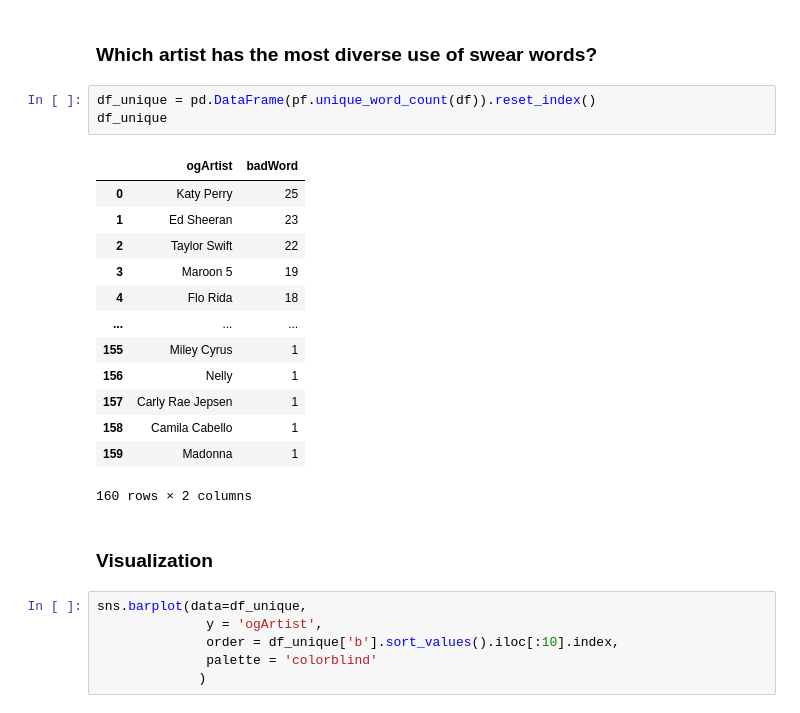
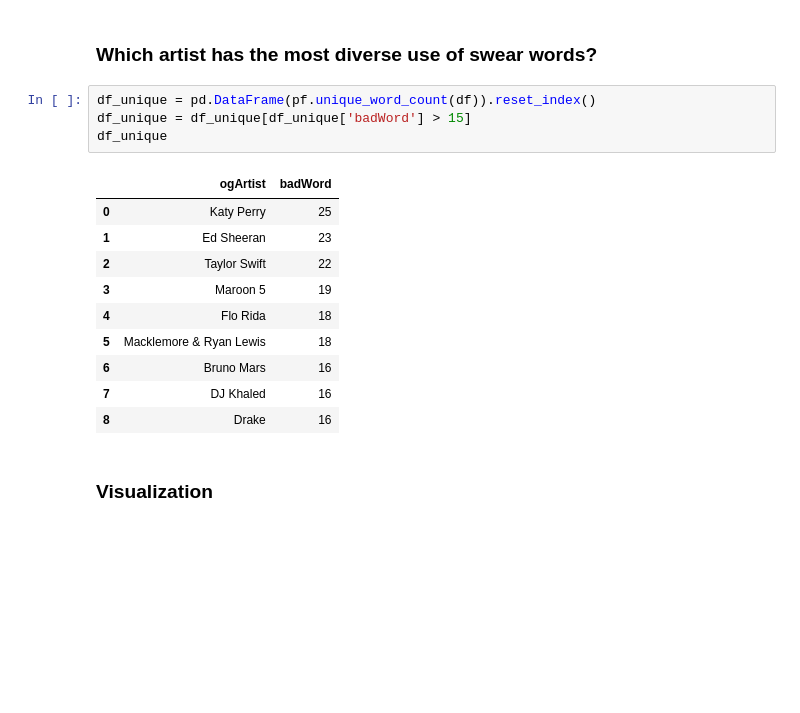
Before and after one commit to data301-2020-winter2/course-project-group_1052, a Jupyter notebook: analysis/Thomas/Tom_Milestone_2_Task_4.ipynb, the cells around one changed output. Saved outputs shown, nothing was run; the diff lists cells and outputs as text; blank space fills up the shorter version.

```diff
--- a/analysis/Thomas/Tom_Milestone_2_Task_4.ipynb
+++ b/analysis/Thomas/Tom_Milestone_2_Task_4.ipynb
@@ -81,26 +81,18 @@ Text(0.5, 0, 'Frequency (count)')
 ### Which artist has the most diverse use of swear words?
 # %%
 df_unique = pd.DataFrame(pf.unique_word_count(df)).reset_index()
+df_unique = df_unique[df_unique['badWord'] > 15]
 df_unique
 # %% [output]
 |  | ogArtist | badWord |
 | 0 | Katy Perry | 25 |
 | 1 | Ed Sheeran | 23 |
 | 2 | Taylor Swift | 22 |
 | 3 | Maroon 5 | 19 |
 | 4 | Flo Rida | 18 |
-| ... | ... | ... |
-| 155 | Miley Cyrus | 1 |
-| 156 | Nelly | 1 |
-| 157 | Carly Rae Jepsen | 1 |
-| 158 | Camila Cabello | 1 |
-| 159 | Madonna | 1 |
+| 5 | Macklemore & Ryan Lewis | 18 |
+| 6 | Bruno Mars | 16 |
+| 7 | DJ Khaled | 16 |
+| 8 | Drake | 16 |
-160 rows × 2 columns
 # %% [markdown]
 ### Visualization
-# %%
-sns.barplot(data=df_unique,
-              y = 'ogArtist',
-              order = df_unique['b'].sort_values().iloc[:10].index,
-              palette = 'colorblind'
-             )
```
Also changed, not shown: parts of 8 cells of this notebook, 1 other file.
